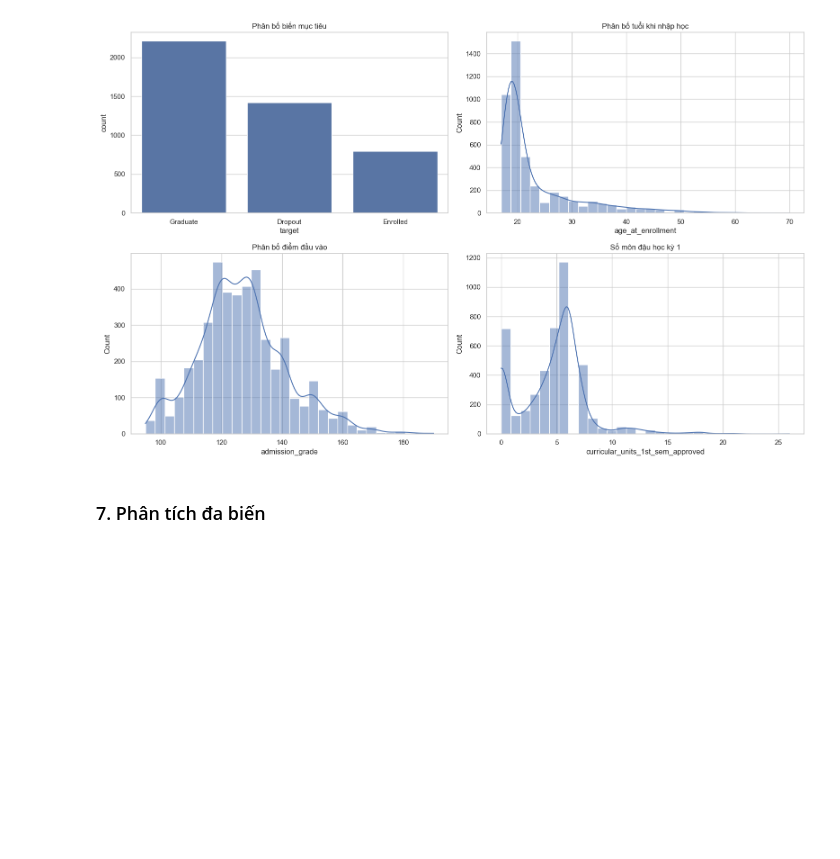
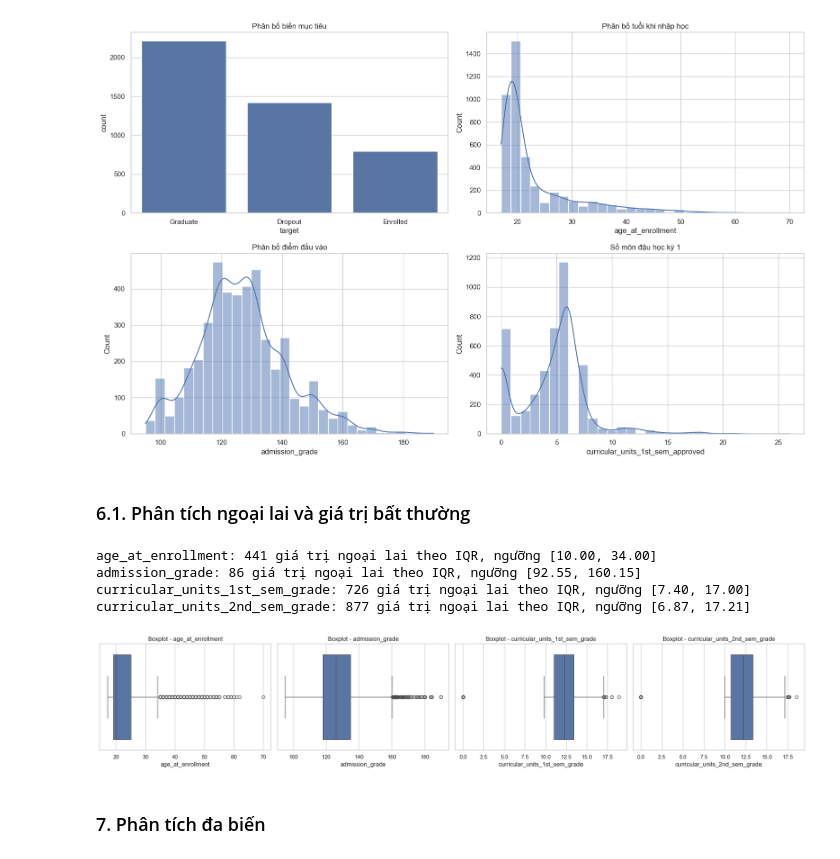
Before and after one commit to bibo0610/DATAMINING_20, a Jupyter notebook: student_dropout_academic_success.ipynb, the cells around one changed output. Cells and saved outputs as stored; diff of their text form; code cells hidden in the pictures; blank space fills up the shorter version.

```diff
--- a/student_dropout_academic_success.ipynb
+++ b/student_dropout_academic_success.ipynb
@@ -259,6 +379,48 @@ plt.tight_layout()
 plt.show()
 # %% [output]
 [figure]
+# %% [markdown]
+### 6.1. Phân tích ngoại lai và giá trị bất thường
+# %%
+def iqr_outlier_count(series):
+    q1 = series.quantile(0.25)
+    q3 = series.quantile(0.75)
+    iqr = q3 - q1
+    lower = q1 - 1.5 * iqr
+    upper = q3 + 1.5 * iqr
+    count = ((series < lower) | (series > upper)).sum()
+    return count, lower, upper
+
+check_cols = [
+    "age_at_enrollment",
+    "admission_grade",
+    "curricular_units_1st_sem_grade",
+    "curricular_units_2nd_sem_grade"
+]
+
+existing_check_cols = [col for col in check_cols if col in data.columns]
+
+for col in existing_check_cols:
+    count, lower, upper = iqr_outlier_count(data[col])
+    print(f"{col}: {count} giá trị ngoại lai theo IQR, ngưỡng [{lower:.2f}, {upper:.2f}]")
+
+if len(existing_check_cols) > 0:
+    fig, axes = plt.subplots(1, len(existing_check_cols), figsize=(5 * len(existing_check_cols), 4))
+    if len(existing_check_cols) == 1:
+        axes = [axes]
+
+    for ax, col in zip(axes, existing_check_cols):
+        sns.boxplot(x=data[col], ax=ax)
+        ax.set_title(f"Boxplot - {col}")
+
+    plt.tight_layout()
+    plt.show()
+# %% [output]
+age_at_enrollment: 441 giá trị ngoại lai theo IQR, ngưỡng [10.00, 34.00]
+admission_grade: 86 giá trị ngoại lai theo IQR, ngưỡng [92.55, 160.15]
+curricular_units_1st_sem_grade: 726 giá trị ngoại lai theo IQR, ngưỡng [7.40, 17.00]
+curricular_units_2nd_sem_grade: 877 giá trị ngoại lai theo IQR, ngưỡng [6.87, 17.21]
+[figure, added]
 # %% [markdown]
 ### 7. Phân tích đa biến
 # %%
```
Also changed, not shown: parts of 27 cells of this notebook, 2 other files.
